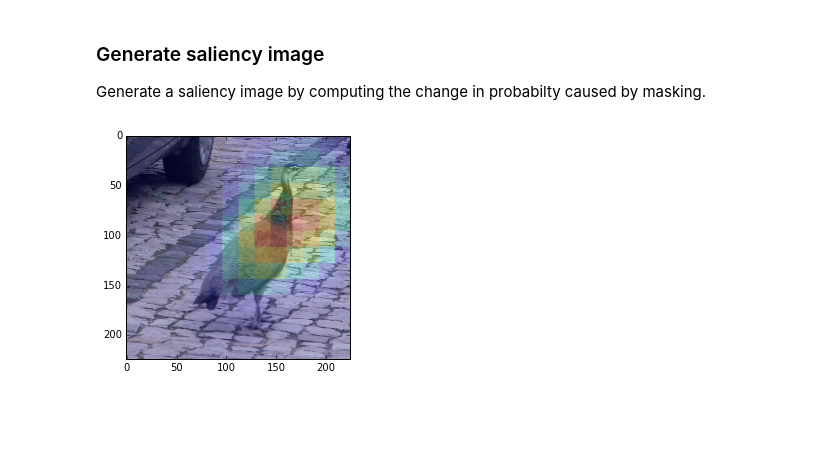
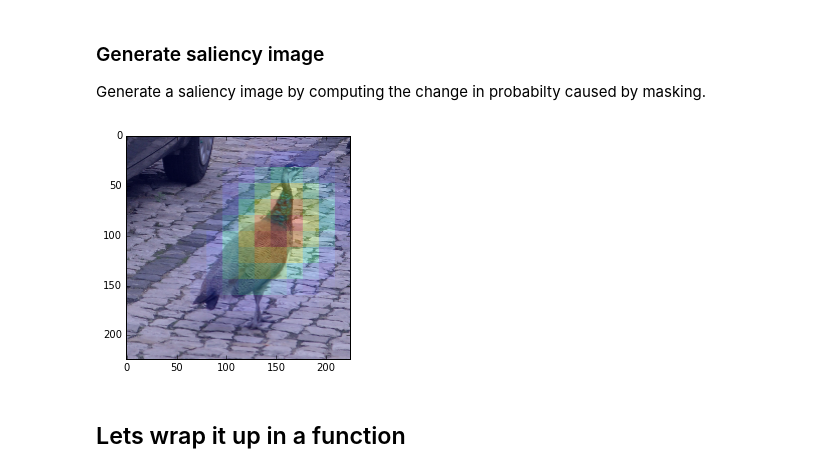
Before and after one commit to Britefury/deep-learning-tutorial-pydata, a Jupyter notebook: TUTORIAL 03 - Image region-level saliency using VGG-19 conv-net.ipynb, the cells around one changed output. Saved outputs shown, nothing was run; the diff lists cells and outputs as text; code cells hidden in the pictures; blank space fills up the shorter version.

Commit message:
Improved region-based saliency notebook.

```diff
--- a/TUTORIAL 03 - Image region-level saliency using VGG-19 conv-net.ipynb
+++ b/TUTORIAL 03 - Image region-level saliency using VGG-19 conv-net.ipynb
@@ -118,22 +118,22 @@ Generate a saliency image by computing the change in probabilty caused by maskin
 # %%
 # Saliency image, same size as original
 d_prob_2d = np.zeros(img_for_vgg.shape[2:])
-# Saliency coverage since we will be averaging
-saliency_coverage_2d = np.zeros(img_for_vgg.shape[2:])
 for i in xrange(pred_prob_masked_2d.shape[0]):
     y = i * STEP_SHAPE[0]
     for j in xrange(pred_prob_masked_2d.shape[1]):
         x = j * STEP_SHAPE[1]
         # Compute the difference in probability
         d_prob = unmasked_peacock_prob - pred_prob_masked_2d[i,j,84]
         # Accumulate in the saliency image
         d_prob_2d[y:y+MASK_SHAPE[0], x:x+MASK_SHAPE[1]] += d_prob
-        # Accumulate saliency coverage
-        saliency_coverage_2d[y:y+MASK_SHAPE[0], x:x+MASK_SHAPE[1]] += 1.0
-# Compute average probability change (clip saliency_coverage_2d to >= 1.0)
-saliency_2d = d_prob_2d / np.maximum(saliency_coverage_2d, 1.0)
+# Compute the coverage so the number of samples accumulated...
+saliency_coverage = MASK_SHAPE[0] * MASK_SHAPE[1] / (STEP_SHAPE[0] * STEP_SHAPE[1])
+# ... and average
+saliency_2d = d_prob_2d / saliency_coverage
 plt.imshow(raw_img)
 plt.imshow(saliency_2d, alpha=0.25)
 plt.show()
 # %% [output]
-[figure, old version]
+[figure, new version]
+# %% [markdown]
+## Lets wrap it up in a function
```
Also changed, not shown: parts of 8 cells of this notebook.
